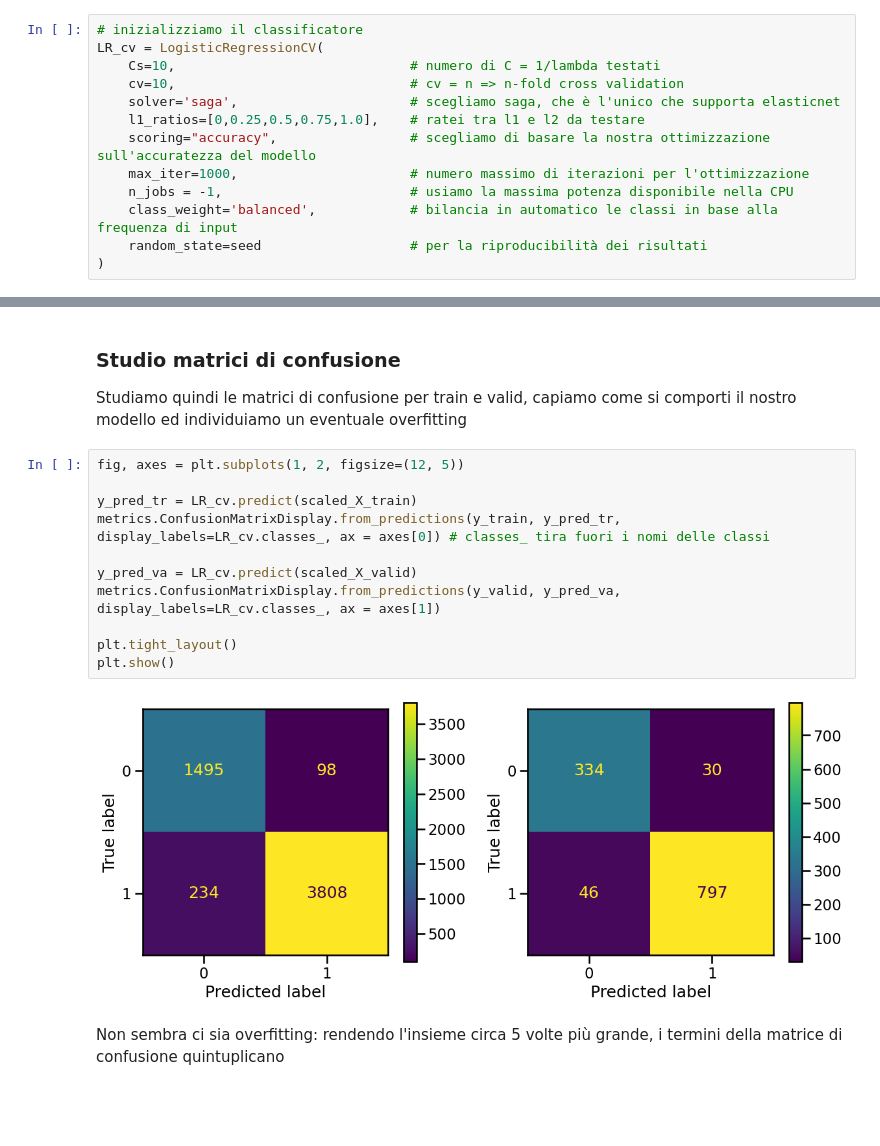
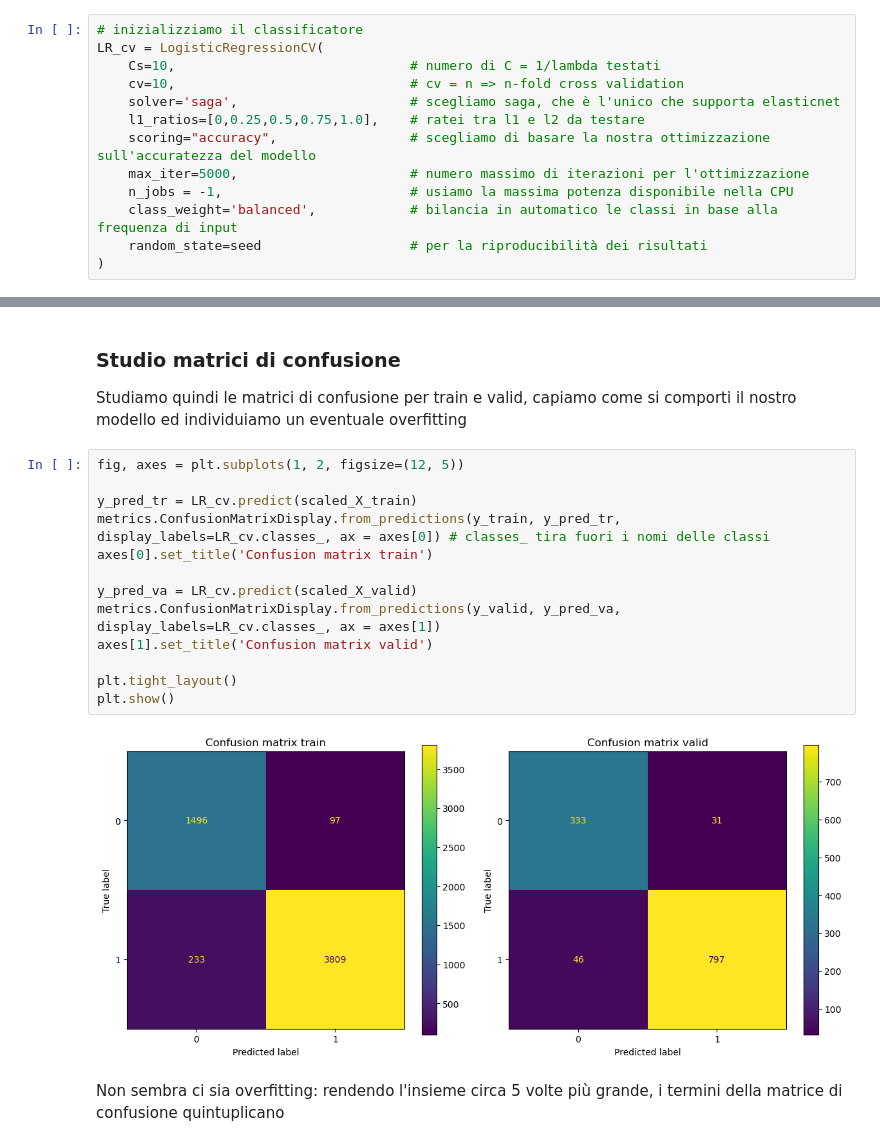
Before and after one commit to CarloDegasperi/DataScience, a Jupyter notebook: notebooks/classification/04_logistic_regression.ipynb, the cells around one changed output, grey strips where cells are left out. Cells and saved outputs as stored; diff of their text form; blank space fills up the shorter version.

```diff
--- a/notebooks/classification/04_logistic_regression.ipynb
+++ b/notebooks/classification/04_logistic_regression.ipynb
@@ -90,7 +92,7 @@ LR_cv = LogisticRegressionCV(
     solver='saga',                      # scegliamo saga, che è l'unico che supporta elasticnet
     l1_ratios=[0,0.25,0.5,0.75,1.0],    # ratei tra l1 e l2 da testare
     scoring="accuracy",                 # scegliamo di basare la nostra ottimizzazione sull'accuratezza del modello
-    max_iter=1000,                      # numero massimo di iterazioni per l'ottimizzazione
+    max_iter=5000,                      # numero massimo di iterazioni per l'ottimizzazione
     n_jobs = -1,                        # usiamo la massima potenza disponibile nella CPU
     class_weight='balanced',            # bilancia in automatico le classi in base alla frequenza di input
     random_state=seed                   # per la riproducibilità dei risultati
@@ -133,16 +135,18 @@ Studiamo quindi le matrici di confusione per train e valid, capiamo come si comp
 # %%
 fig, axes = plt.subplots(1, 2, figsize=(12, 5))
 
 y_pred_tr = LR_cv.predict(scaled_X_train)
 metrics.ConfusionMatrixDisplay.from_predictions(y_train, y_pred_tr, display_labels=LR_cv.classes_, ax = axes[0]) # classes_ tira fuori i nomi delle classi
+axes[0].set_title('Confusion matrix train')
 
 y_pred_va = LR_cv.predict(scaled_X_valid)
 metrics.ConfusionMatrixDisplay.from_predictions(y_valid, y_pred_va, display_labels=LR_cv.classes_, ax = axes[1])
+axes[1].set_title('Confusion matrix valid')
 
 plt.tight_layout()
 plt.show()
 # %% [output]
-[figure, old version]
+[figure, new version]
 # %% [markdown]
 Non sembra ci sia overfitting: rendendo l'insieme circa 5 volte più grande, i termini della matrice di confusione quintuplicano
 # %% [markdown]
```
Also changed, not shown: parts of 10 cells of this notebook, 1 other file.
